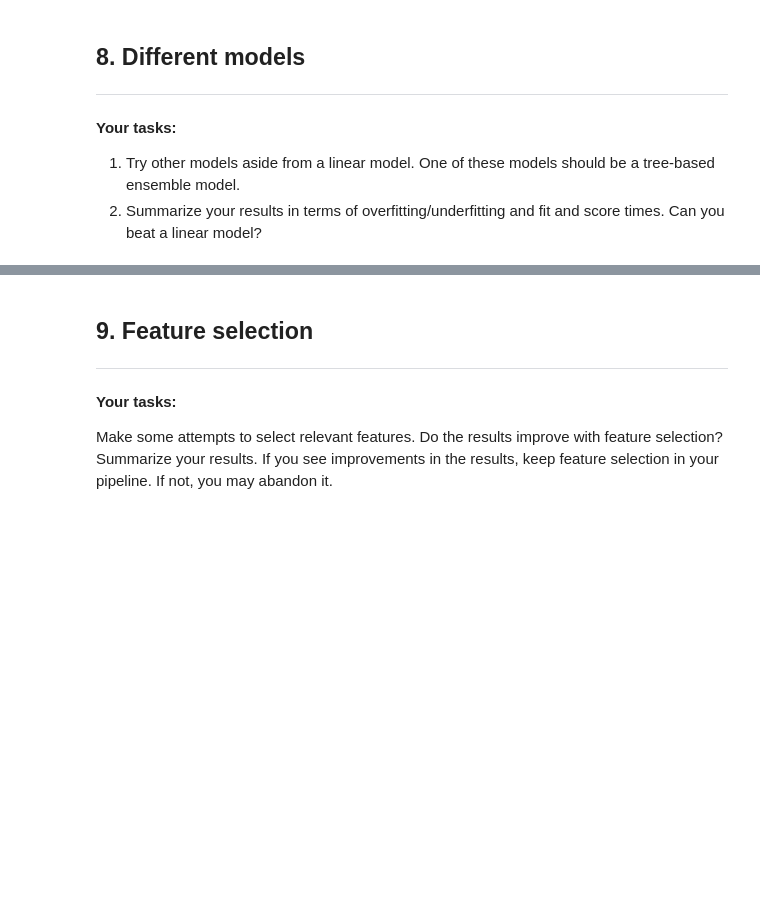
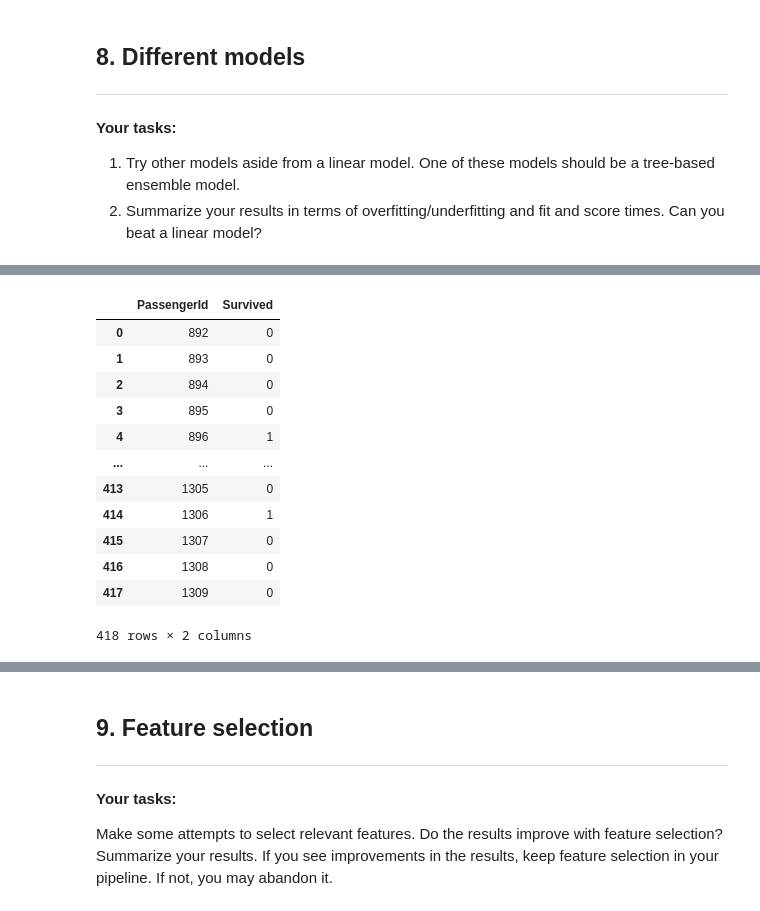
Before and after one commit to caden-maxwell/titanic_cs4320, a Jupyter notebook: template.ipynb, the cells around one changed output, grey strips where cells are left out. Drawn from its saved outputs; the diff is of its cells as text; code cells hidden in the pictures; blank space fills up the shorter version.

```diff
--- a/template.ipynb
+++ b/template.ipynb
@@ -186,0 +325,14 @@ _Type your answer here, replacing this text._
+# %%
+models = { # Arbitrary hyperparameters, for now
+    "decision tree": DecisionTreeClassifier(max_depth=5),
+    "KNN": KNeighborsClassifier(n_neighbors=10),
+    "Decision Forest": RandomForestClassifier(max_depth=5, n_estimators=10, max_features=1),
+}
+
+for name, model in models.items():
+    pipe = make_pipeline(preprocessor, model)
+    results_dict[name] = mean_std_cross_val_scores(
+        pipe, X, y, return_train_score=True
+    )
+
+pd.DataFrame(results_dict).T
@@ -186,0 +345,27 @@ _Type your answer here, replacing this text._
+# %%
+
+tree = make_pipeline(preprocessor, DecisionTreeClassifier(max_depth=5))
+tree.fit(X, y)
+tree_predicted = tree.predict(test_df)
+
+results_dict["decision_tree"] = mean_std_cross_val_scores(
+    tree, X, y, return_train_score=True
+)
+
+tree_submit_df = pd.DataFrame({'PassengerId': test_df['PassengerId'], 'Survived': tree_predicted})
+tree_submit_df.to_csv('tree_submission.csv', index=False)
+tree_submit_df
+# %% [output]
+|  | PassengerId | Survived |
+| 0 | 892 | 0 |
+| 1 | 893 | 0 |
+| 2 | 894 | 0 |
+| 3 | 895 | 0 |
+| 4 | 896 | 1 |
+| ... | ... | ... |
+| 413 | 1305 | 0 |
+| 414 | 1306 | 1 |
+| 415 | 1307 | 0 |
+| 416 | 1308 | 0 |
+| 417 | 1309 | 0 |
+418 rows × 2 columns
```
Also changed, not shown: parts of 18 cells of this notebook, 1 other file.
